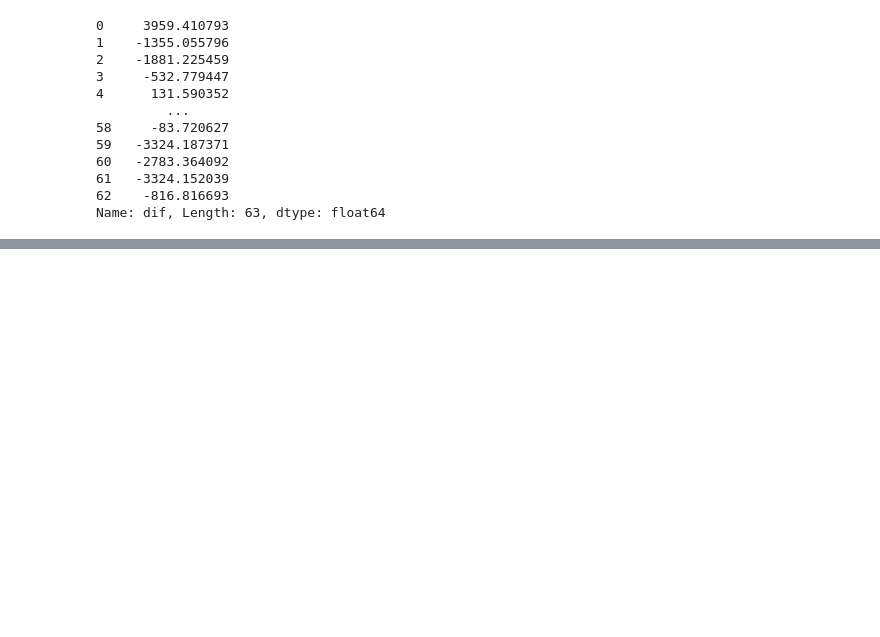
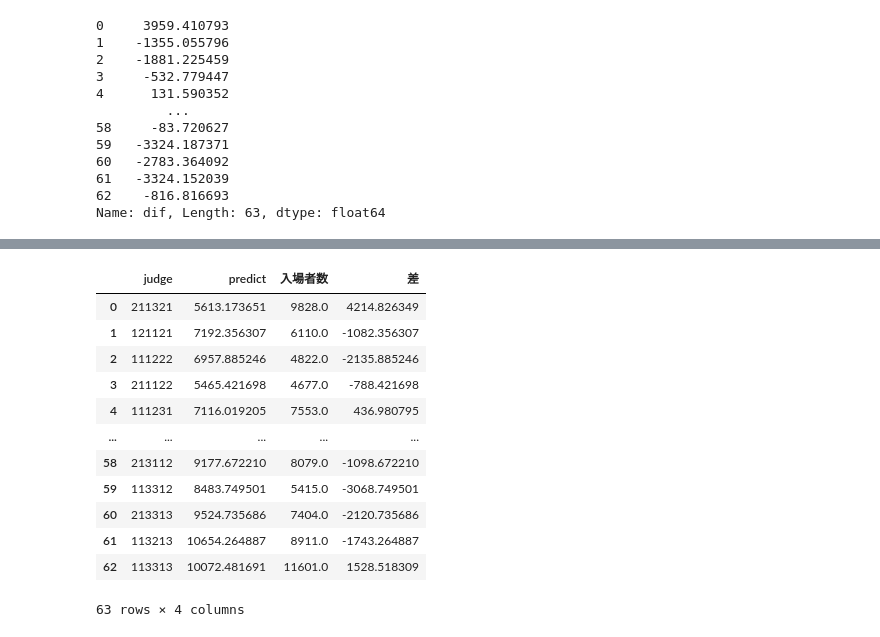
Before and after one commit to kkaishu/sotuken2021, a Jupyter notebook: 卒研＿モンテディオ.ipynb, the cells around one changed output, grey strips where cells are left out. Drawn from its saved outputs; the diff is of its cells as text; code cells hidden in the pictures; blank space fills up the shorter version.

```diff
--- a/卒研＿モンテディオ.ipynb
+++ b/卒研＿モンテディオ.ipynb
@@ -341,0 +385,20 @@ Name: dif, Length: 63, dtype: float64
+# %%
+data2["judge"]=data2["judge"].round().astype(int)
+data2["predict"]=data2["predict"]*s+x
+data2["入場者数"]=data2["入場者数"]*s+x
+data2["差"]=data2["入場者数"]-data2["predict"]
+data2
+# %% [output]
+|  | judge | predict | 入場者数 | 差 |
+| 0 | 211321 | 5613.173651 | 9828.0 | 4214.826349 |
+| 1 | 121121 | 7192.356307 | 6110.0 | -1082.356307 |
+| 2 | 111222 | 6957.885246 | 4822.0 | -2135.885246 |
+| 3 | 211122 | 5465.421698 | 4677.0 | -788.421698 |
+| 4 | 111231 | 7116.019205 | 7553.0 | 436.980795 |
+| ... | ... | ... | ... | ... |
+| 58 | 213112 | 9177.672210 | 8079.0 | -1098.672210 |
+| 59 | 113312 | 8483.749501 | 5415.0 | -3068.749501 |
+| 60 | 213313 | 9524.735686 | 7404.0 | -2120.735686 |
+| 61 | 113213 | 10654.264887 | 8911.0 | -1743.264887 |
+| 62 | 113313 | 10072.481691 | 11601.0 | 1528.518309 |
+63 rows × 4 columns
```
Also changed, not shown: parts of 11 cells of this notebook, 1 other file.
